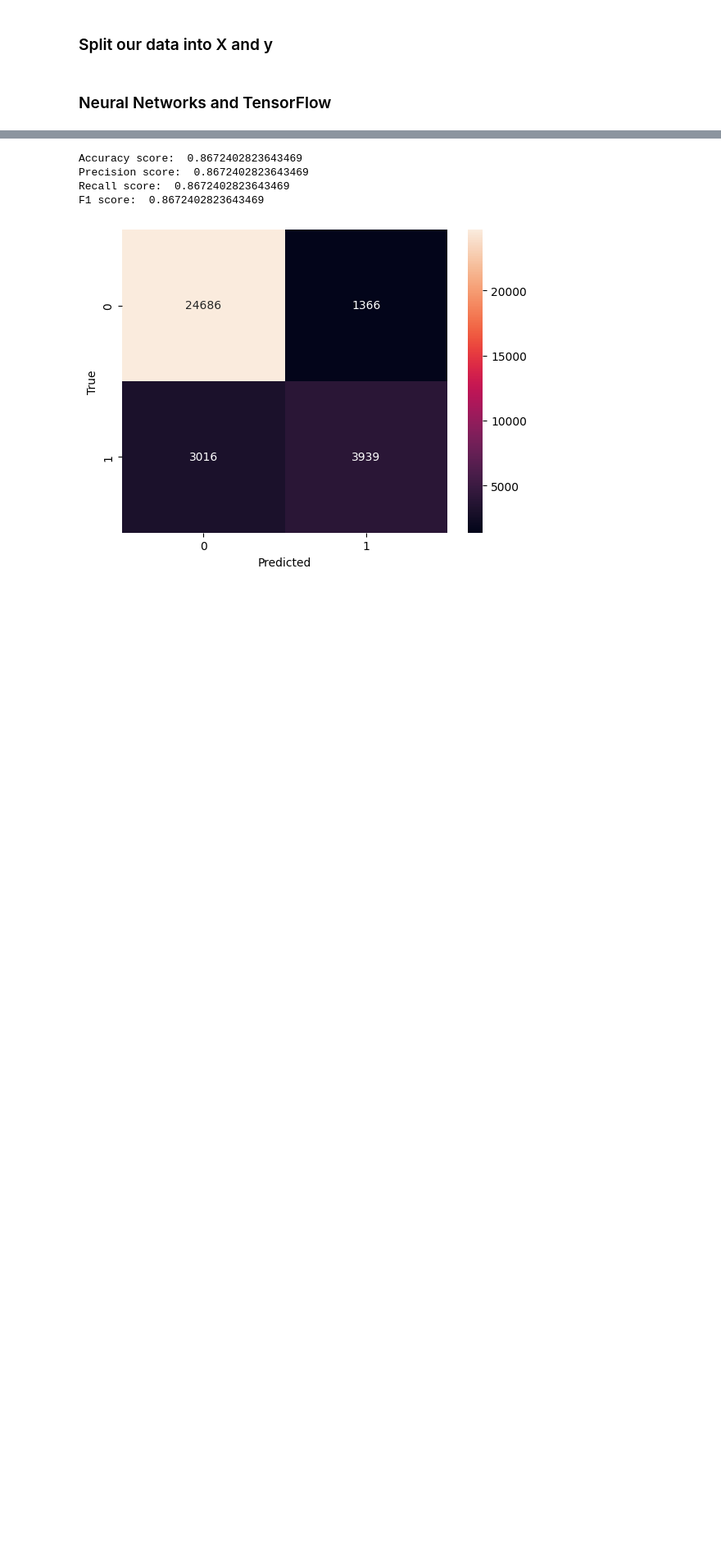
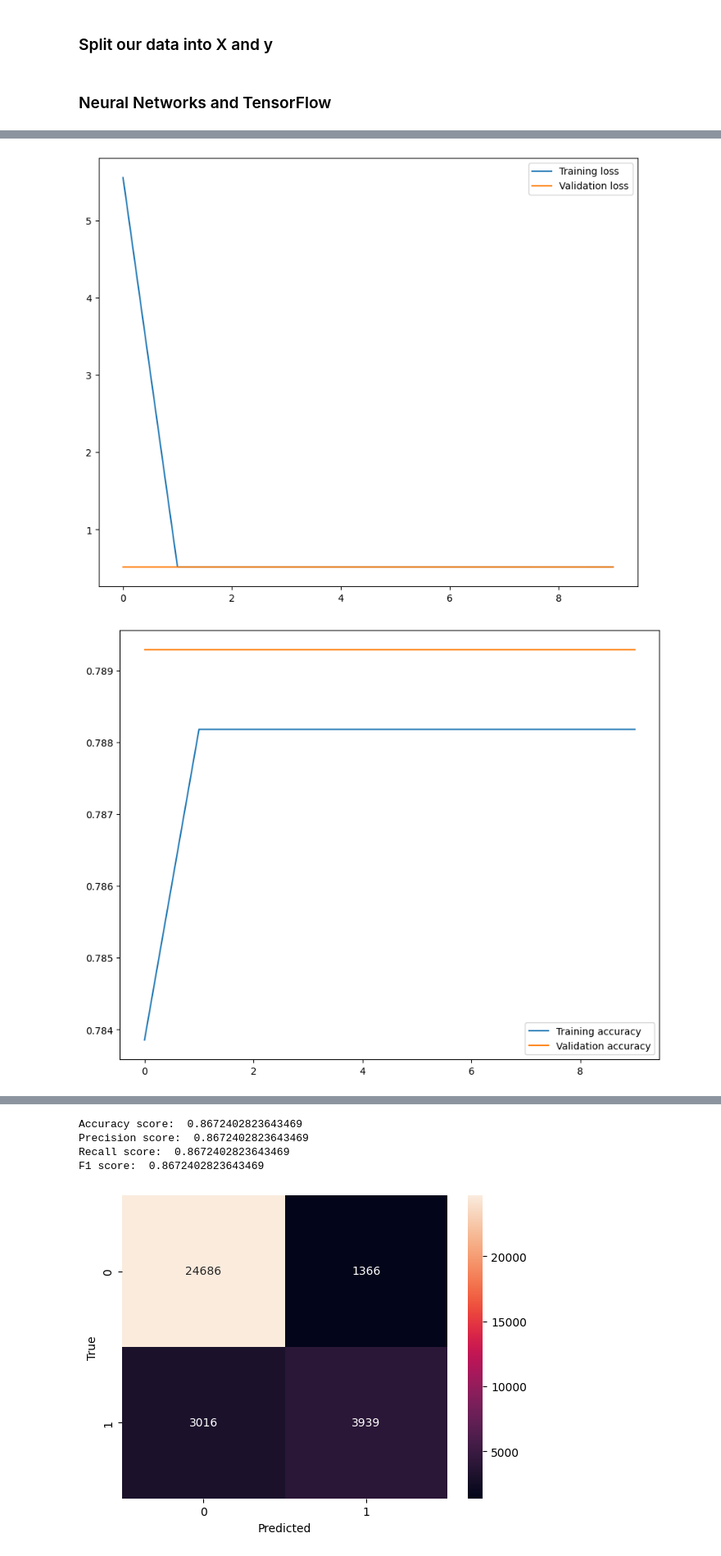
Before and after one commit to iammuhammadfurqan/Bank-Churn-Competition, a Jupyter notebook: bank_churn_prediction.ipynb, the cells around one changed output, grey strips where cells are left out. Shown at 82% size. Cells and saved outputs as stored; diff of their text form; code cells hidden in the pictures; blank space fills up the shorter version.

```diff
--- a/bank_churn_prediction.ipynb
+++ b/bank_churn_prediction.ipynb
@@ -415,39 +415,40 @@ X_train , X_test , y_train , y_test = train_test_split(X , y , test_size = 0.2 ,
 # %% [markdown]
 ### Neural Networks and TensorFlow
 # %%
-# %%time
-# # create a deep neural network using tensorflow for binary classification
+%%time
+# create a deep neural network using tensorflow for binary classification
 
-# # Building the model
-# model = tf.keras.models.Sequential([
-#     tf.keras.layers.Dense(64, activation='relu',
-#                           input_shape=(X_train.shape[1],)), # Input layer
-#     tf.keras.layers.Dense(32, activation='relu'), # Hidden layer 1
-#     tf.keras.layers.Dense(16, activation='relu'), # Hidden layer 2
-#     tf.keras.layers.Dense(8, activation='relu'), # Hidden layer 3
+# Building the model
+model = tf.keras.models.Sequential([
+    tf.keras.layers.Dense(64, activation='relu',
+                          input_shape=(X_train.shape[1],)), # Input layer
+    tf.keras.layers.Dense(32, activation='relu'), # Hidden layer 1
+    tf.keras.layers.Dense(16, activation='relu'), # Hidden layer 2
+    tf.keras.layers.Dense(8, activation='relu'), # Hidden layer 3
 
-#     tf.keras.layers.Dense(1, activation='sigmoid') # Output layer
-# ])
+    tf.keras.layers.Dense(1, activation='sigmoid') # Output layer
+])
 
-# # Define the callback function
-# early_stopping = EarlyStopping(patience=15)
+# Define the callback function
+early_stopping = EarlyStopping(patience=15)
 
-# # Compile the model
-# model.compile(optimizer='adam', loss='binary_crossentropy', metrics=['accuracy'])
+# Compile the model
+model.compile(optimizer='adam', loss='binary_crossentropy', metrics=['accuracy'])
 
-# # train the model and plot the training and testing loss and accuracy at each epoc
-# history = model.fit(X_train, y_train, epochs=10, batch_size=32, verbose=1, validation_data=(X_test, y_test),
-#                     callbacks=[early_stopping])
+# train the model and plot the training and testing loss and accuracy at each epoc
+history = model.fit(X_train, y_train, epochs=10, batch_size=32, verbose=1, validation_data=(X_test, y_test),
+                    callbacks=[early_stopping])
 
-# # plot the training and testing loss and accuracy at each epoc
-# fig, ax = plt.subplots(figsize=(10, 8))
-# ax.plot(history.history['loss'], label='Training loss')
-# ax.plot(history.history['val_loss'], label='Validation loss')
-# ax.legend()
-# plt.show()
+# plot the training and testing loss and accuracy at each epoc
+fig, ax = plt.subplots(figsize=(10, 8))
+ax.plot(history.history['loss'], label='Training loss')
+ax.plot(history.history['val_loss'], label='Validation loss')
+ax.legend()
+plt.show()
 
-# fig, ax = plt.subplots(figsize=(10, 8))
-# ax.plot(history.history['accuracy'], label='Training accuracy')
-# ax.plot(history.history['val_accuracy'], label='Validation accuracy')
-# ax.legend()
-# plt.show()
+fig, ax = plt.subplots(figsize=(10, 8))
+ax.plot(history.history['accuracy'], label='Training accuracy')
+ax.plot(history.history['val_accuracy'], label='Validation accuracy')
+ax.legend()
+plt.show()
+# %% [output]
@@ -453,0 +475,2 @@ X_train , X_test , y_train , y_test = train_test_split(X , y , test_size = 0.2 ,
+[figure, added]
+[figure, added]
```
Also changed, not shown: parts of 7 cells of this notebook.
